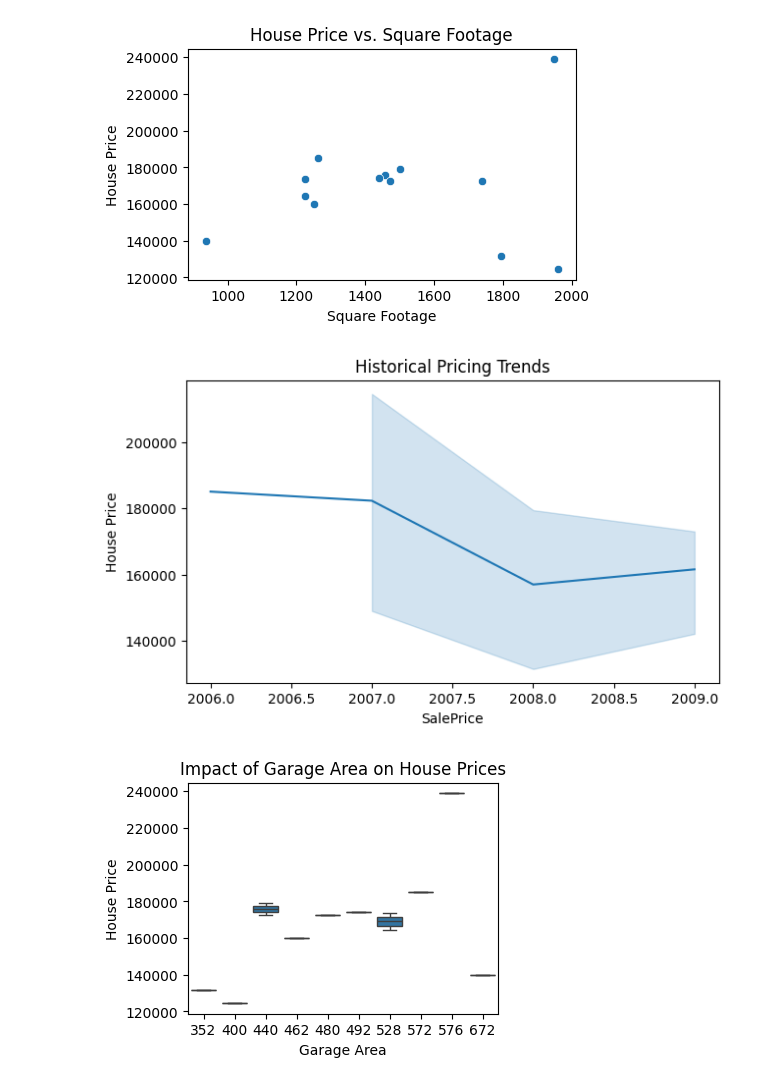
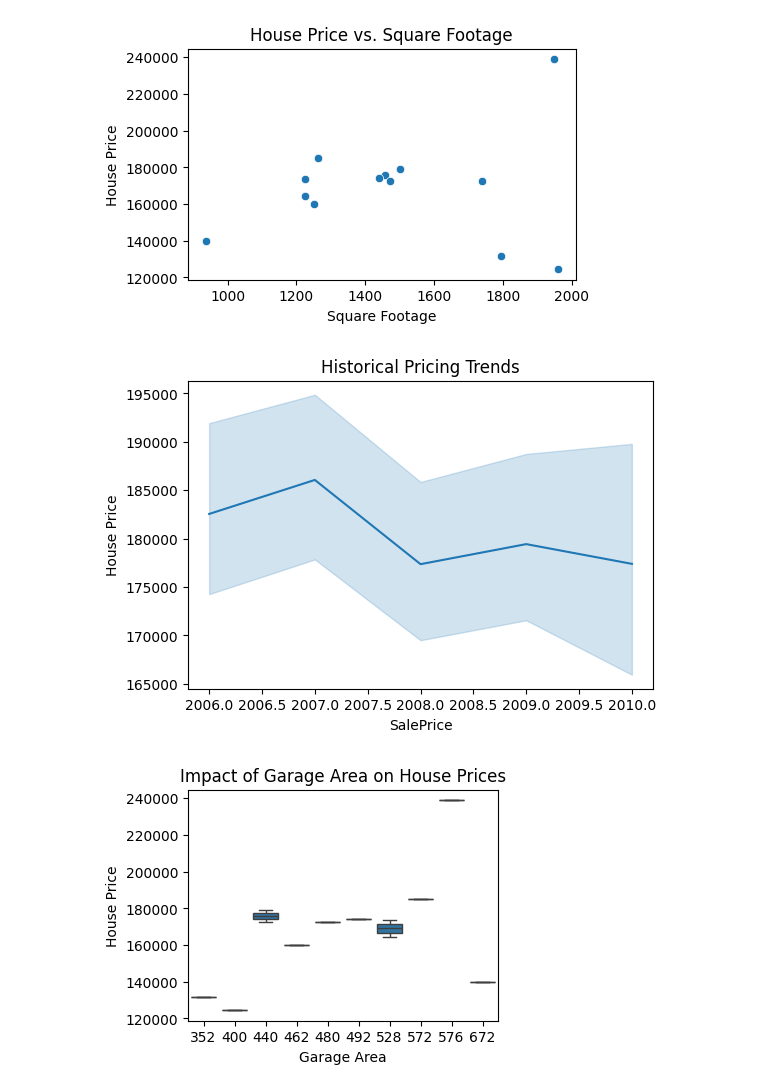
Before and after one commit to bhp001/project3_EDA, a Jupyter notebook: project3 jupiter file.ipynb, the cells around one changed output. Drawn from its saved outputs; the diff is of its cells as text; code cells hidden in the pictures.

```diff
--- a/project3 jupiter file.ipynb
+++ b/project3 jupiter file.ipynb
@@ -44,10 +44,3 @@ df.head()
 | 3 | 3 | SC70 | RL | 60 | 9550 | Pave | NaN | IR1 | Lvl | ... |
 | 4 | 4 | SC60 | RL | 84 | 14260 | Pave | NaN | IR1 | Lvl | ... |
 5 rows × 81 columns
-# %%
-# Task 2: Cleaning the Data
-# Handling missing values
-df = df.dropna()
-
-# Removing duplicates
-df = df.drop_duplicates()
@@ -140,14 +148,14 @@ plt.show()
 [figure]
 # %%
 # Task 8: Market Trends and Historical Pricing
-# Example: Line plot for historical pricing trends
-plt.figure(figsize=(7, 4))
+# Line plot for historical pricing trends
+plt.figure(figsize=(6, 4))
 sns.lineplot(x='YrSold', y='SalePrice', data=df)
 plt.title('Historical Pricing Trends')
 plt.xlabel('SalePrice')
 plt.ylabel('House Price')
 plt.show()
 # %% [output]
-[figure, old version]
+[figure, new version]
 # %%
 # Task 9: Customer Preferences and Amenities
```
Also changed, not shown: parts of 9 cells of this notebook.
